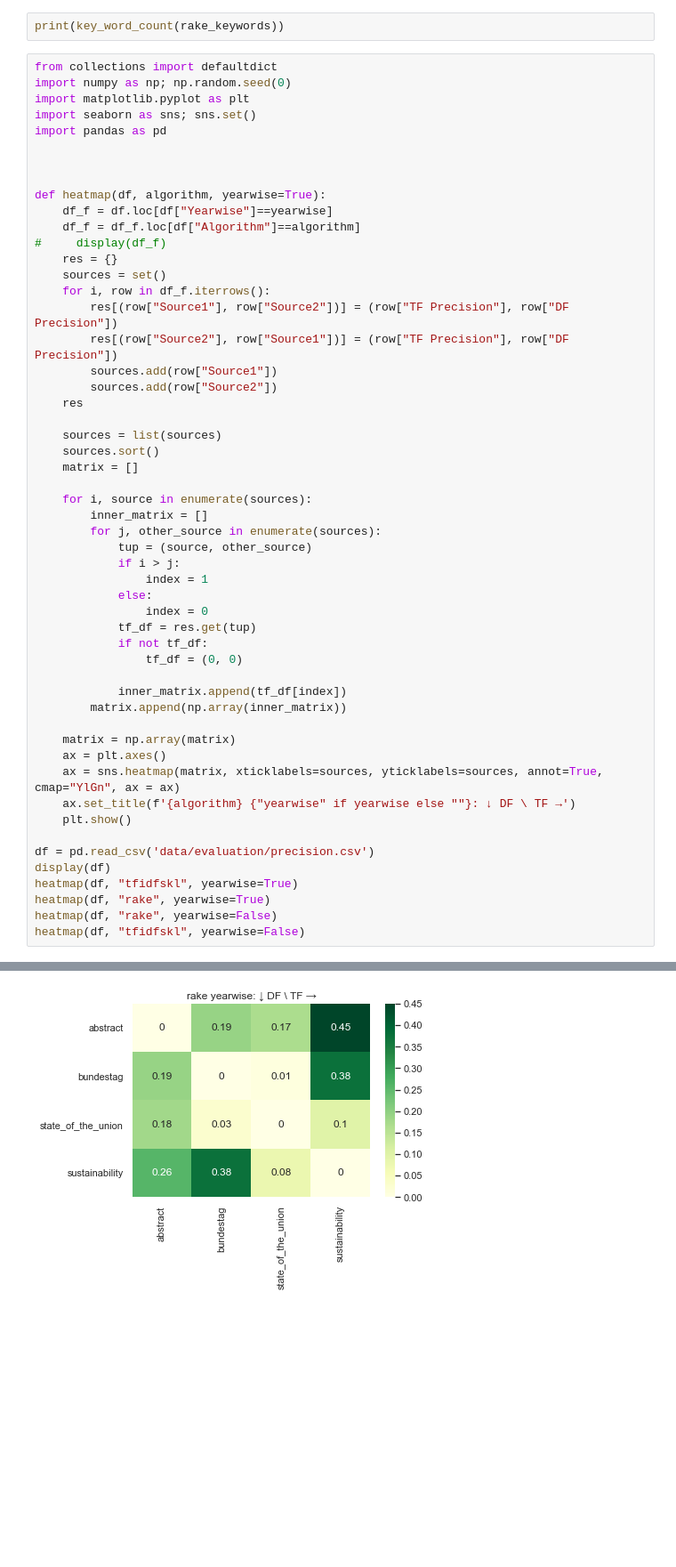
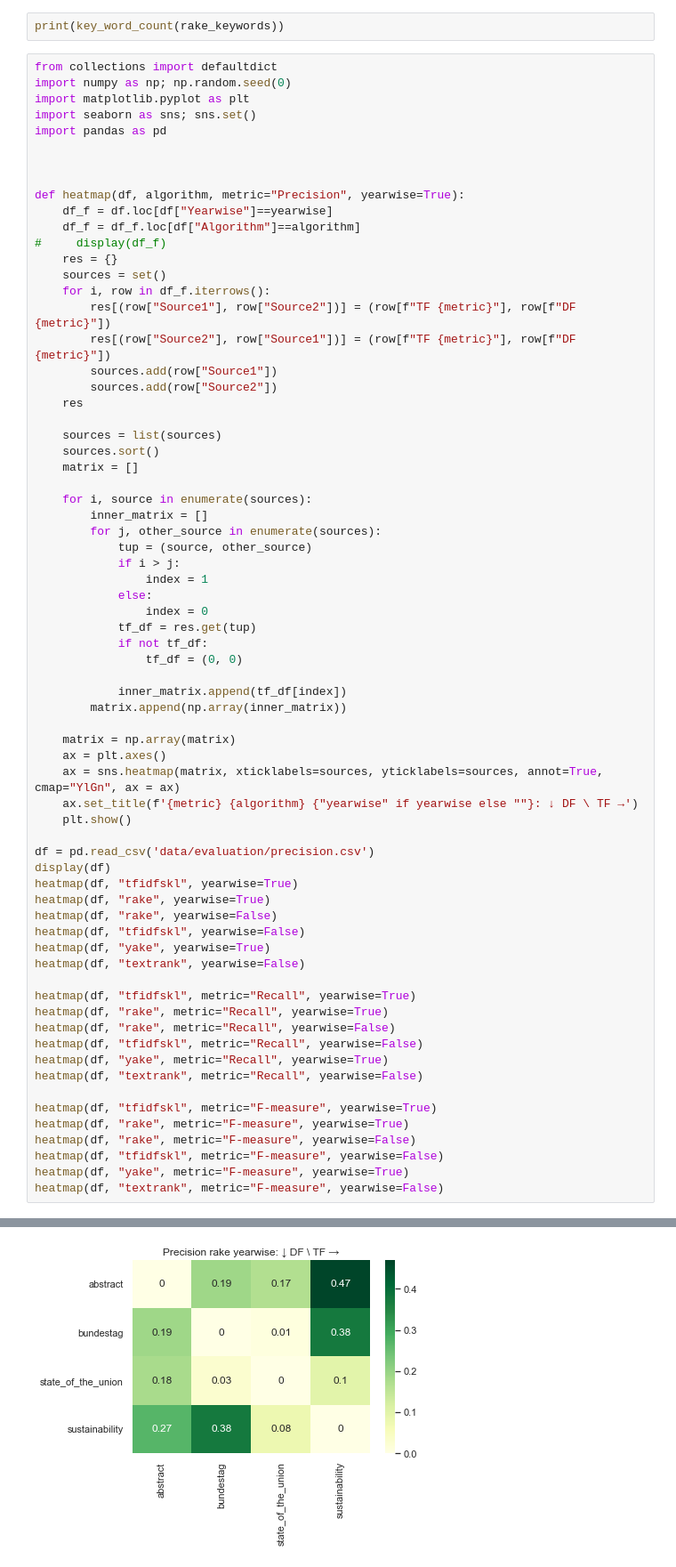
Before and after one commit to philipptrenz/climate-keywords, a Jupyter notebook: pipeline.ipynb, the cells around one changed output, grey strips where cells are left out. Shown at 89% size. Drawn from its saved outputs; the diff is of its cells as text; blank space fills up the shorter version.

Commit message:
addes textrank and recent script changes

```diff
--- a/pipeline.ipynb
+++ b/pipeline.ipynb
@@ -490,15 +490,15 @@ import pandas as pd
 
 
 
-def heatmap(df, algorithm, yearwise=True):
+def heatmap(df, algorithm, metric="Precision", yearwise=True):
     df_f = df.loc[df["Yearwise"]==yearwise]
     df_f = df_f.loc[df["Algorithm"]==algorithm]
 #     display(df_f)
     res = {}
     sources = set()
     for i, row in df_f.iterrows():
-        res[(row["Source1"], row["Source2"])] = (row["TF Precision"], row["DF Precision"])
-        res[(row["Source2"], row["Source1"])] = (row["TF Precision"], row["DF Precision"])
+        res[(row["Source1"], row["Source2"])] = (row[f"TF {metric}"], row[f"DF {metric}"])
+        res[(row["Source2"], row["Source1"])] = (row[f"TF {metric}"], row[f"DF {metric}"])
         sources.add(row["Source1"])
         sources.add(row["Source2"])
     res
@@ -525,7 +525,7 @@ def heatmap(df, algorithm, yearwise=True):
     matrix = np.array(matrix)
     ax = plt.axes()
     ax = sns.heatmap(matrix, xticklabels=sources, yticklabels=sources, annot=True, cmap="YlGn", ax = ax)
-    ax.set_title(f'{algorithm} {"yearwise" if yearwise else ""}: ↓ DF \ TF →')
+    ax.set_title(f'{metric} {algorithm} {"yearwise" if yearwise else ""}: ↓ DF \ TF →')
     plt.show()
 
 df = pd.read_csv('data/evaluation/precision.csv')
@@ -534,4 +534,20 @@ heatmap(df, "tfidfskl", yearwise=True)
 heatmap(df, "rake", yearwise=True)
 heatmap(df, "rake", yearwise=False)
 heatmap(df, "tfidfskl", yearwise=False)
+heatmap(df, "yake", yearwise=True)
+heatmap(df, "textrank", yearwise=False)
+
+heatmap(df, "tfidfskl", metric="Recall", yearwise=True)
+heatmap(df, "rake", metric="Recall", yearwise=True)
+heatmap(df, "rake", metric="Recall", yearwise=False)
+heatmap(df, "tfidfskl", metric="Recall", yearwise=False)
+heatmap(df, "yake", metric="Recall", yearwise=True)
+heatmap(df, "textrank", metric="Recall", yearwise=False)
+
+heatmap(df, "tfidfskl", metric="F-measure", yearwise=True)
+heatmap(df, "rake", metric="F-measure", yearwise=True)
+heatmap(df, "rake", metric="F-measure", yearwise=False)
+heatmap(df, "tfidfskl", metric="F-measure", yearwise=False)
+heatmap(df, "yake", metric="F-measure", yearwise=True)
+heatmap(df, "textrank", metric="F-measure", yearwise=False)
 # %% [output]
@@ -557 +572 @@ heatmap(df, "tfidfskl", yearwise=False)
-[figure, old version]
+[figure, new version]
```
Also changed, not shown: parts of 1 cell of this notebook, 8 other files.
